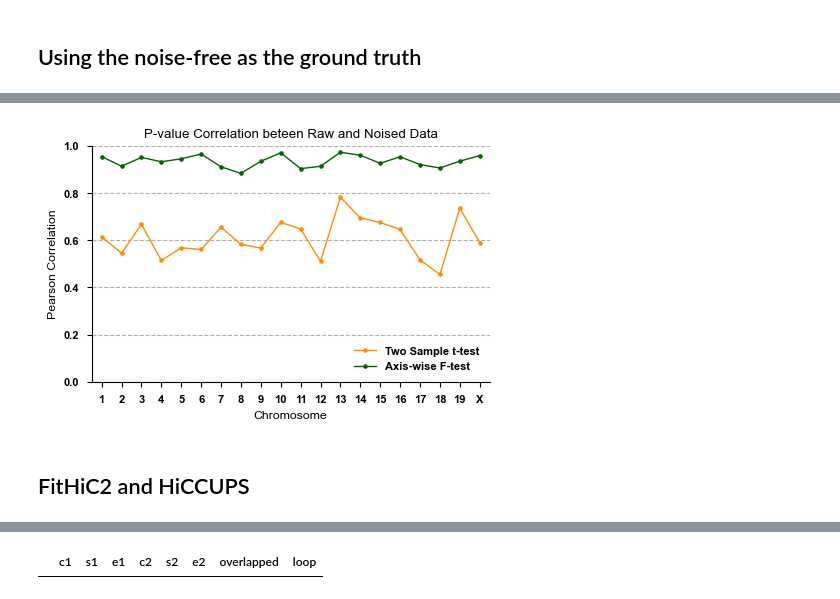
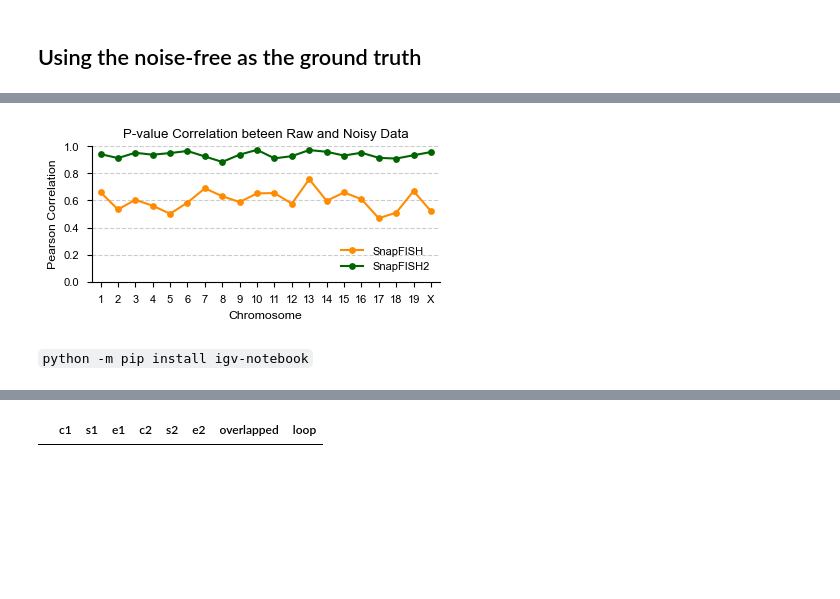
Before and after one commit to hyuyu104/ArcFISH, a Jupyter notebook: figures/1loop_benchmark.ipynb, the cells around one changed output, grey strips where cells are left out. Saved outputs shown, nothing was run; the diff lists cells and outputs as text; code cells hidden in the pictures; blank space fills up the shorter version.

```diff
--- a/figures/1loop_benchmark.ipynb
+++ b/figures/1loop_benchmark.ipynb
@@ -262,0 +28,5 @@ for t in target:
+# %%
+loader = sf.pp.FOF_CT_Loader({
+    "rep1": dtree["takei_nature_2021", "25Kb", "rep1"],
+    "rep2": dtree["takei_nature_2021", "25Kb", "rep2"]
+}, voxel_ratio={"X": 103, "Y": 103, "Z": 250})
@@ -335,0 +85,6 @@ fig.savefig(os.path.join(out_dire, "venn_noised_sf2.pdf"), bbox_inches="tight")
+# %%
+from matplotlib_venn import venn2
+from utils.maps import venn_subsets
+
+subsets1 = venn_subsets(res_sf1, res_sf1_noised)
+subsets2 = venn_subsets(res_sf2, res_sf2_noised)
@@ -364,16 +169,36 @@ for chr_id in ["chr3", "chr6"]:
+# %%
+cols = ["c1", "s1", "e1", "c2", "s2", "e2"]
+df1 = pd.merge(res_sf1, res_sf1_noised, on=cols, how="inner")
+df1 = df1.dropna(subset=["fdr_x", "fdr_y"])
+df2 = pd.merge(res_sf2, res_sf2_noised, on=cols, how="inner")
+df2 = df2.dropna(subset=["fdr_x", "fdr_y"])
+corr_df = []
+for chr_id in pd.unique(df1["c1"]):
+    df = df1[df1["c1"]==chr_id]
+    # Remove small p-values that likely cause numerical instability
+    df = df[(df["pval_x"] > 1e-10)&(df["pval_y"] > 1e-10)]
+    r = stats.pearsonr(df["pval_x"], df["pval_y"])[0]
+    corr_df.append([r, "SnapFISH", len(df), chr_id])
+
+    df = df2[df2["c1"]==chr_id]
+    # Remove small p-values that likely cause numerical instability
+    df = df[(df["pval_x"] > 1e-10)&(df["pval_y"] > 1e-10)]
+    r = stats.pearsonr(df["pval_x"], df["pval_y"])[0]
+    corr_df.append([r, "SnapFISH2", len(df), chr_id])
+corr_df = pd.DataFrame(corr_df, columns=["Pearson", "Method", "N", "Chr"])
 # %%
-fig, ax = plt.subplots(figsize=(4.5, 3))
-sns.pointplot(data=corr_df, x="Chr", y="Pearson", hue="Method", linewidth=1,
-              palette={"Two Sample t-test":"darkorange",
-                       "Axis-wise F-test":"darkgreen"}, ax=ax)
-ax.set(ylim=(0, 1), title="P-value Correlation beteen Raw and Noised Data")
+fig, ax = plt.subplots(figsize=(4, 2))
+sns.pointplot(data=corr_df, x="Chr", y="Pearson", hue="Method", linewidth=1.5,
+              palette={"SnapFISH":"darkorange",
+                       "SnapFISH2":"darkgreen"}, ax=ax)
+ax.set(ylim=(0, 1), title="P-value Correlation beteen Raw and Noisy Data")
 ax.set(xlabel="Chromosome", ylabel="Pearson Correlation")
 xticklabels = [t[3:] for t in pd.unique(corr_df["Chr"])]
 ax.set(xticks=ax.get_xticks(), xticklabels=xticklabels)
 ax.legend(loc="lower right")
 ax.grid(True, axis="y", linestyle="--")
-fig.savefig(os.path.join(out_dire, "pval_corr.pdf"), bbox_inches="tight")
+fig.savefig(os.path.join(out_dire, "s4d_pval_corr.pdf"), bbox_inches="tight")
 # %% [output]
-[figure, old version]
+[figure, new version]
-# %% [markdown]
-## FitHiC2 and HiCCUPS
+# %% [markdown]
+`python -m pip install igv-notebook`
```
Also changed, not shown: parts of 44 cells of this notebook, 21 other files.
